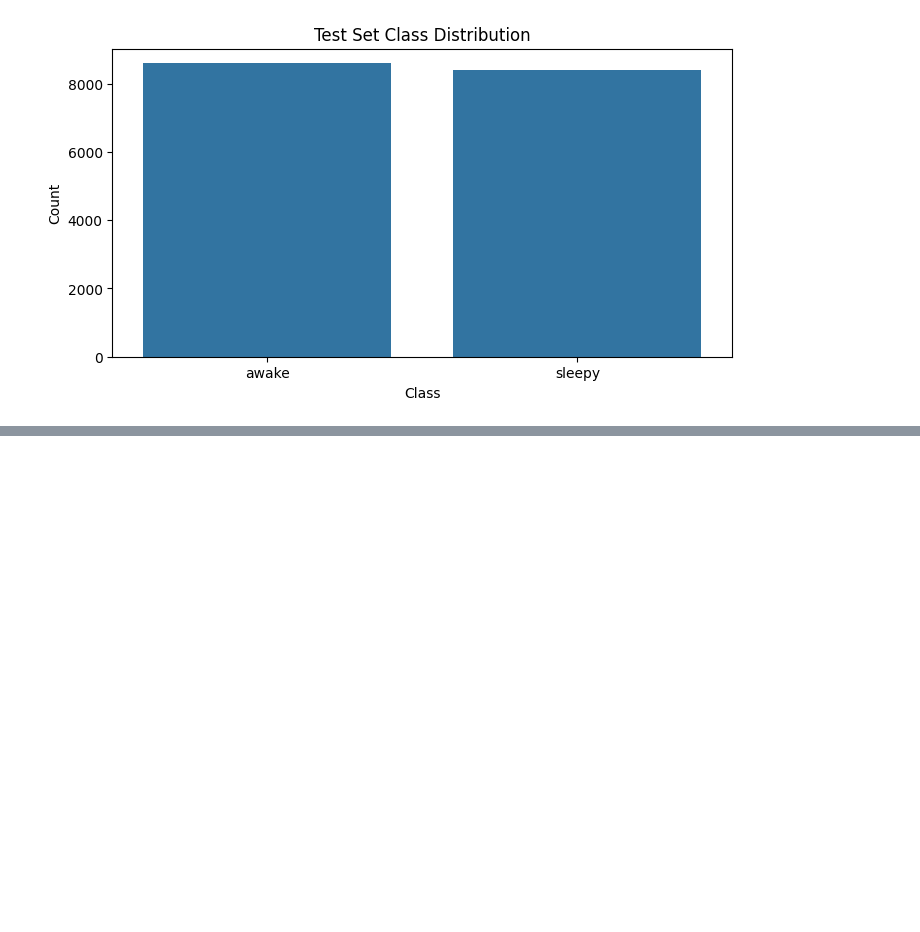
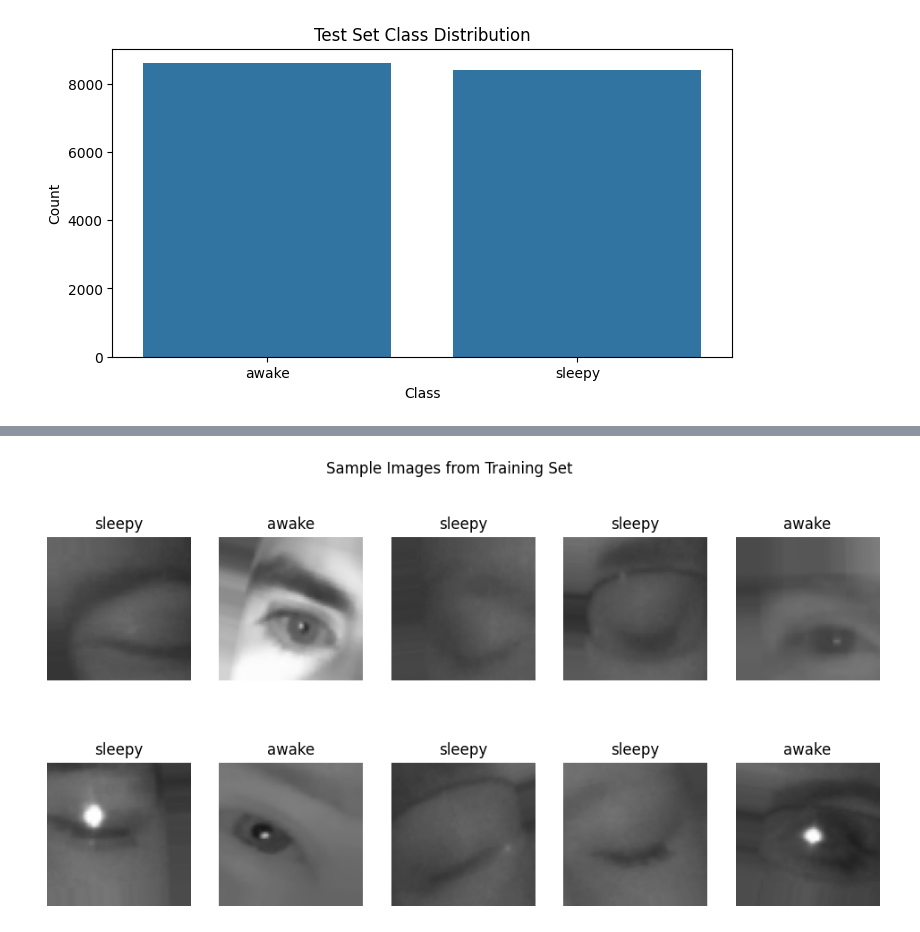
Before and after one commit to Harbhajan-Kaur/final_project_Harbhajan_Kaur, a Jupyter notebook: Kaggle_import.ipynb, the cells around one changed output, grey strips where cells are left out. Cells and saved outputs as stored; diff of their text form; code cells hidden in the pictures; blank space fills up the shorter version.

```diff
--- a/Kaggle_import.ipynb
+++ b/Kaggle_import.ipynb
@@ -146,0 +163,19 @@ plot_class_distribution(test_generator, 'Test Set Class Distribution')
+# %%
+# Function to plot sample images
+def plot_sample_images(generator, title): #batch of images,title for image
+    images, labels = next(generator)
+    class_names = list(generator.class_indices.keys())
+
+    plt.figure(figsize=(12, 6))
+    for i in range(10):
+        plt.subplot(2, 5, i + 1) #images placement                     #images with class name
+        plt.imshow(images[i])
+        plt.title(class_names[int(labels[i])])
+        plt.axis('off')
+    plt.suptitle(title)
+    plt.show()
+# %%
+# Plot sample images from train set
+plot_sample_images(train_generator, 'Sample Images from Training Set')
+# %% [output]
+[figure, added]
```
Also changed, not shown: parts of 9 cells of this notebook.
